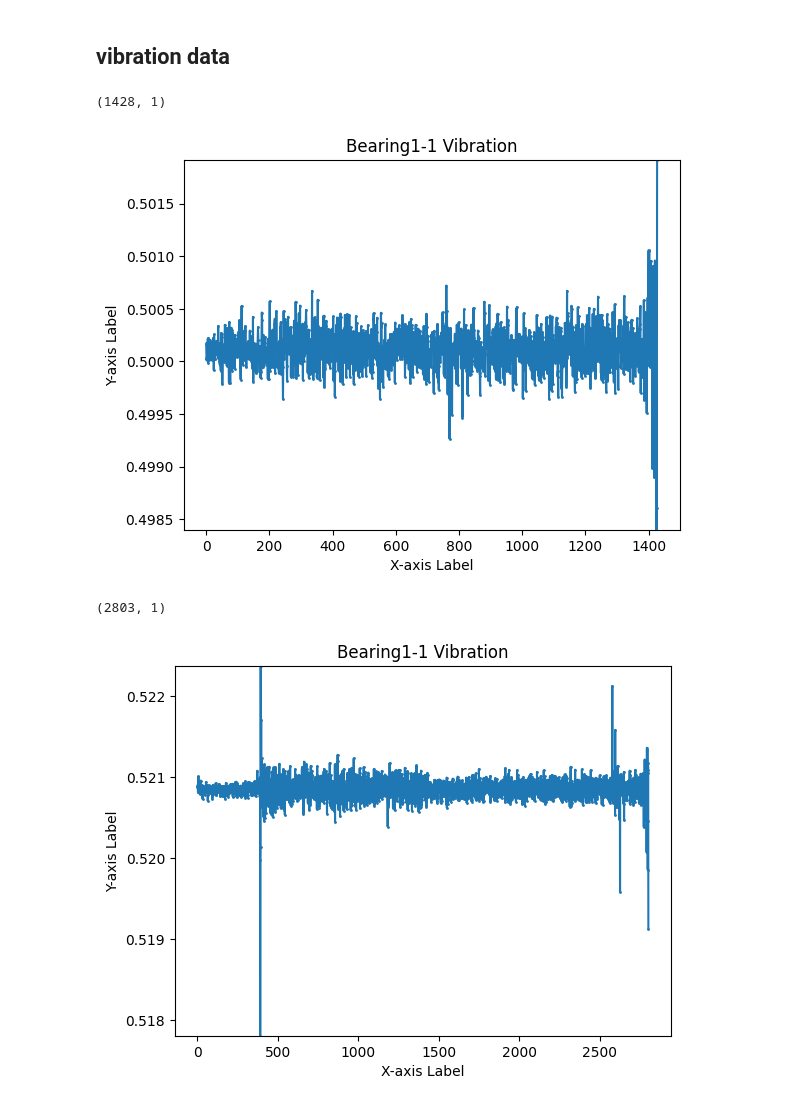
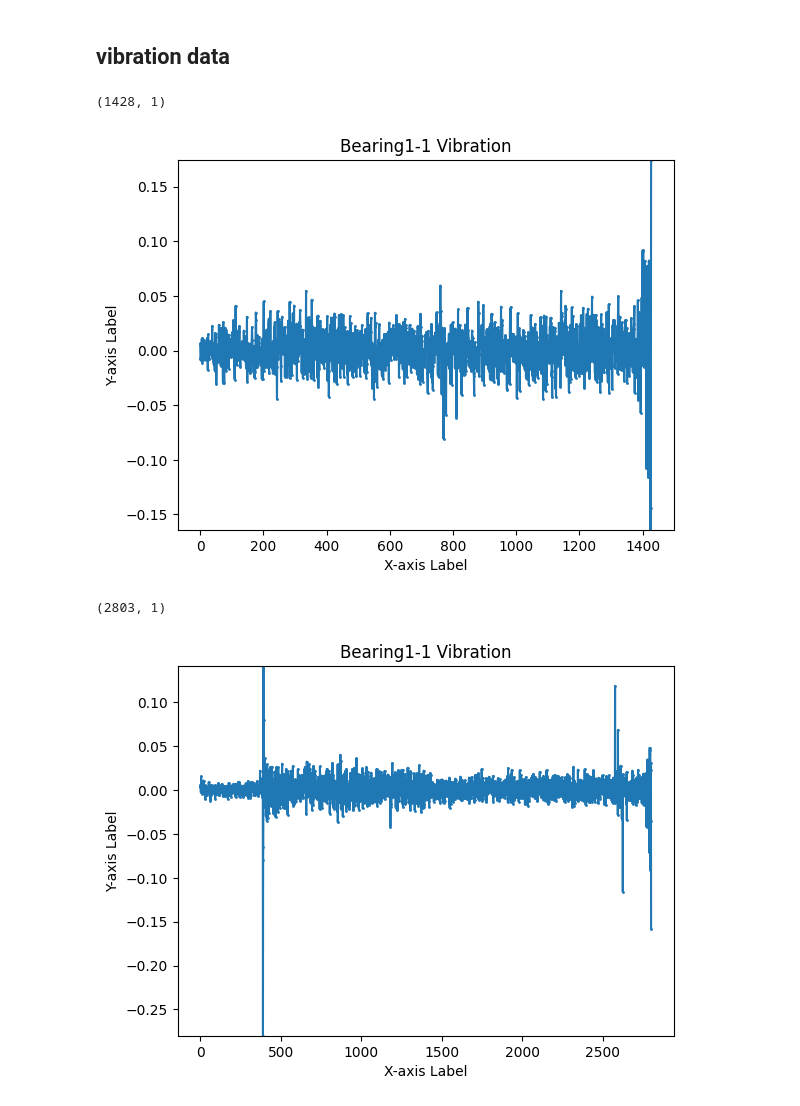
Before and after one commit to qawl987/DAST-self, a Jupyter notebook: notebook/FEMTO-st/visualization/main.ipynb, the cells around one changed output. Drawn from its saved outputs; the diff is of its cells as text; code cells hidden in the pictures.

```diff
--- a/notebook/FEMTO-st/visualization/main.ipynb
+++ b/notebook/FEMTO-st/visualization/main.ipynb
@@ -132,43 +132,43 @@ for i in range(16):
 # %%
 import os
 FEMTO = '../../../data/10FEMTO/raw_data/Validation_set/'
-folder = 'Bearing1_4_norm'
+folder = 'Bearing1_4'
 accs = os.listdir(FEMTO+folder)
 accs.sort()
 accs = [acc for acc in accs if acc.startswith('acc')]
-x_list = []
+y_list = []
 for stamp, acc in enumerate(accs):
-    x = pd.read_csv(f'{FEMTO}/{folder}/{acc}', header=None, sep=',')
+    x = pd.read_csv(f'{FEMTO}/{folder}/{acc}', header=None, sep=',', usecols=[4])
     x_avg = x.sum() / len(x)
-    x_list.append(x_avg)
-x_list = np.array(x_list)
-print(x_list.shape)
-plt.plot(x_list, marker='o', markersize=1)
-plt.ylim(min(x_list), max(x_list))
+    y_list.append(x_avg)
+y_list = np.array(y_list)
+print(y_list.shape)
+plt.plot(y_list, marker='o', markersize=1)
+plt.ylim(min(y_list), max(y_list))
 plt.xlabel('X-axis Label')
 plt.ylabel('Y-axis Label', )
 plt.title(f'Bearing1-1 Vibration')
 # Display the plot
 plt.show()
 # %% [output]
 (1428, 1)
-[figure, old version]
+[figure, new version]
 # %%
 import os
 FEMTO = '../../../data/10FEMTO/raw_data/Validation_set/'
-folder = 'Bearing1_1_norm'
+folder = 'Bearing1_1'
 accs = os.listdir(FEMTO+folder)
 accs.sort()
 accs = [acc for acc in accs if acc.startswith('acc')]
-x_list = []
+y_list = []
 for stamp, acc in enumerate(accs):
-    x = pd.read_csv(f'{FEMTO}/{folder}/{acc}', header=None, sep=',')
+    x = pd.read_csv(f'{FEMTO}/{folder}/{acc}', header=None, sep=',', usecols=[4])
     x_avg = x.sum() / len(x)
-    x_list.append(x_avg)
-x_list = np.array(x_list)
-print(x_list.shape)
-plt.plot(x_list, marker='o', markersize=1)
-plt.ylim(min(x_list), max(x_list))
+    y_list.append(x_avg)
+y_list = np.array(y_list)
+print(y_list.shape)
+plt.plot(y_list, marker='o', markersize=1)
+plt.ylim(min(y_list), max(y_list))
 plt.xlabel('X-axis Label')
 plt.ylabel('Y-axis Label', )
 plt.title(f'Bearing1-1 Vibration')
@@ -176,4 +176,4 @@ plt.title(f'Bearing1-1 Vibration')
 plt.show()
 # %% [output]
 (2803, 1)
-[figure, old version]
+[figure, new version]
```
Also changed, not shown: parts of 6 cells of this notebook, 1 other file.
